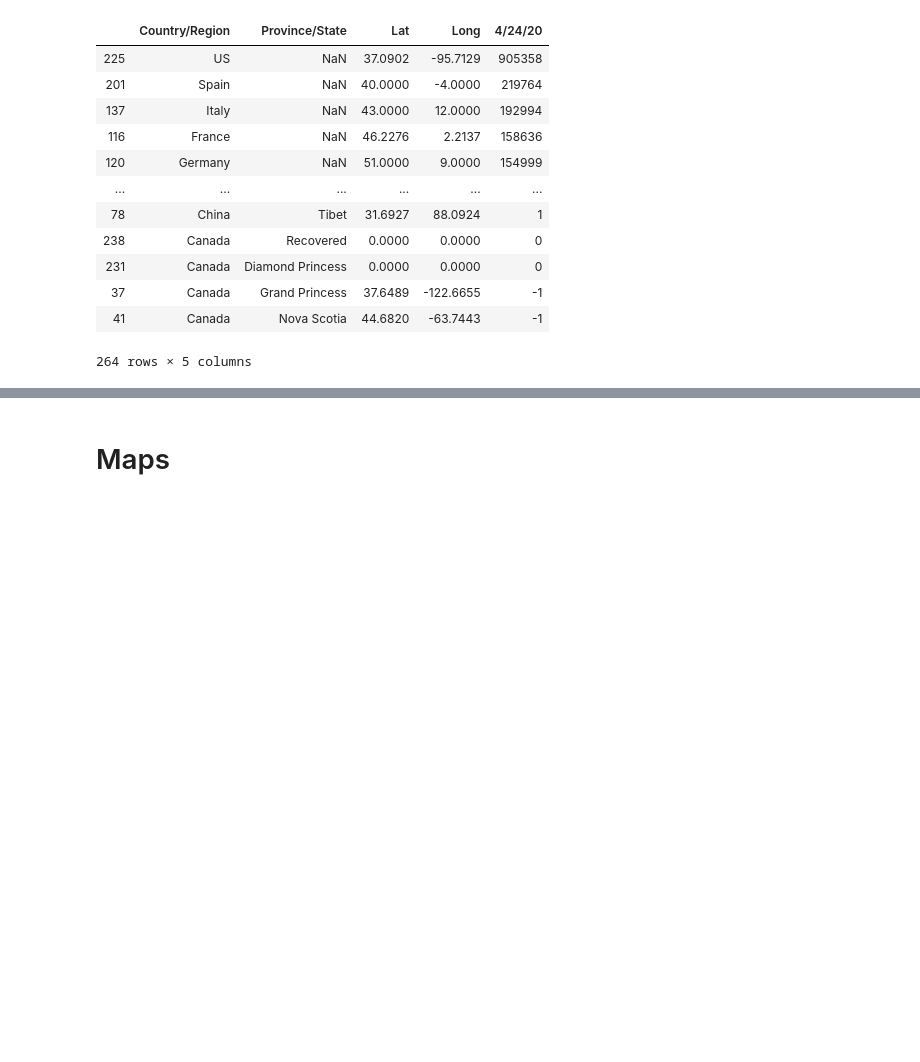
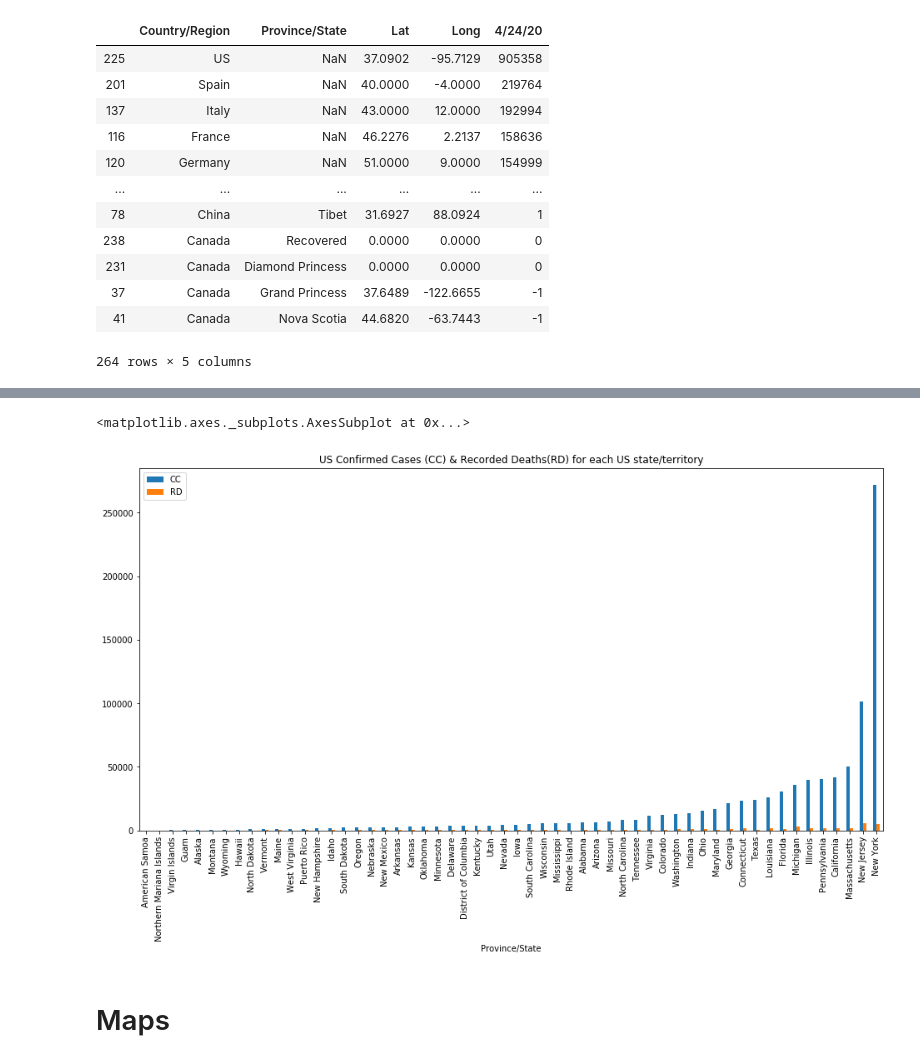
Before and after one commit to Ccamm/coronavirus_network, a Jupyter notebook: coronavirus_timeline.ipynb, the cells around one changed output, grey strips where cells are left out. Saved outputs shown, nothing was run; the diff lists cells and outputs as text; code cells hidden in the pictures; blank space fills up the shorter version.

```diff
--- a/coronavirus_timeline.ipynb
+++ b/coronavirus_timeline.ipynb
@@ -176,0 +231,13 @@ df.sort_values(latest_date, ascending=False)
+# %%
+# Finding the histogram of cases in Australia, confirmed, recovered and deaths
+usCC = datasets['covid_us_confirmed'][['Province/State', latest_date]].groupby(['Province/State']).sum() # confirmed cases
+usRD = datasets['covid_us_deaths'][['Province/State', latest_date]].groupby(['Province/State']).sum() # Recorded deaths
+
+# Rename the confirmed cases
+usCC = usCC.rename(columns={latest_date: "CC"}).reset_index()
+usRD = usRD.rename(columns={latest_date: "RD"}).reset_index()
+
+# Merge the tables together
+usMerged = pd.merge(usCC, usRD, on='Province/State')
+usMerged = usMerged.sort_values('CC')
+usMerged
@@ -177,3 +262,9 @@ df.sort_values(latest_date, ascending=False)
+# %%
+title = 'US Confirmed Cases (CC) & Recorded Deaths(RD) for each US state/territory'
+usMerged.plot.bar(x='Province/State', y=['CC', 'RD'], figsize=(16, 8), title=title)
+# %% [output]
+<matplotlib.axes._subplots.AxesSubplot at 0x...>
+[figure, added]
 # %% [markdown]
 # Maps
 # %%
```
Also changed, not shown: parts of 11 cells of this notebook.
